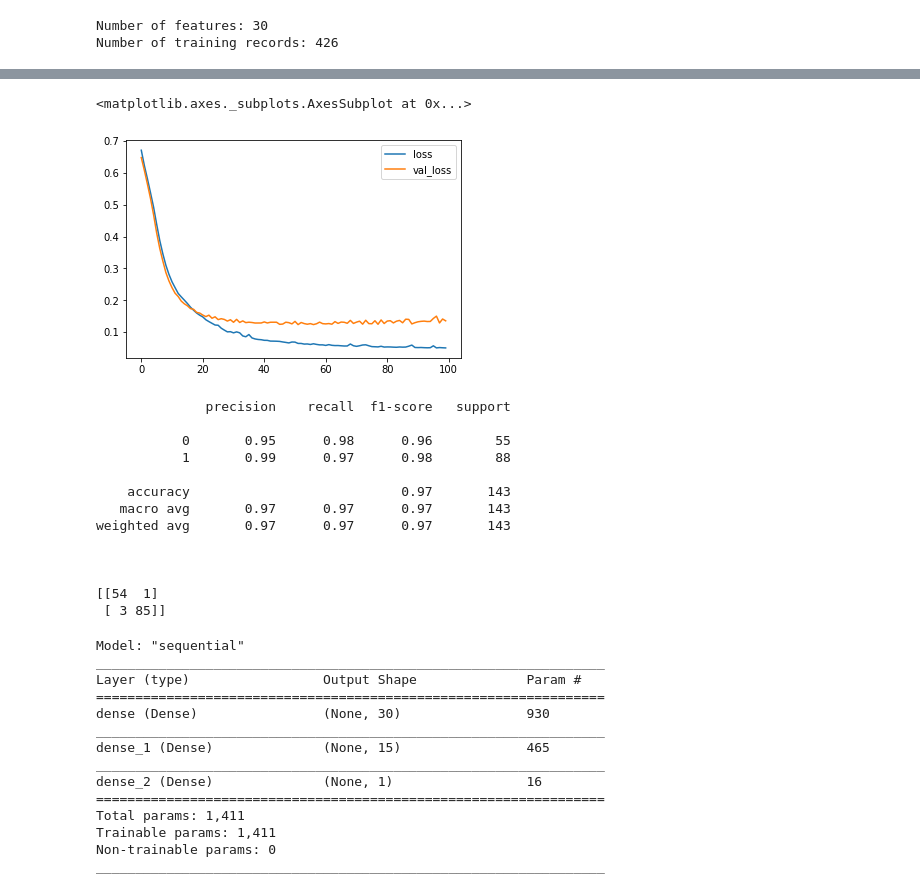
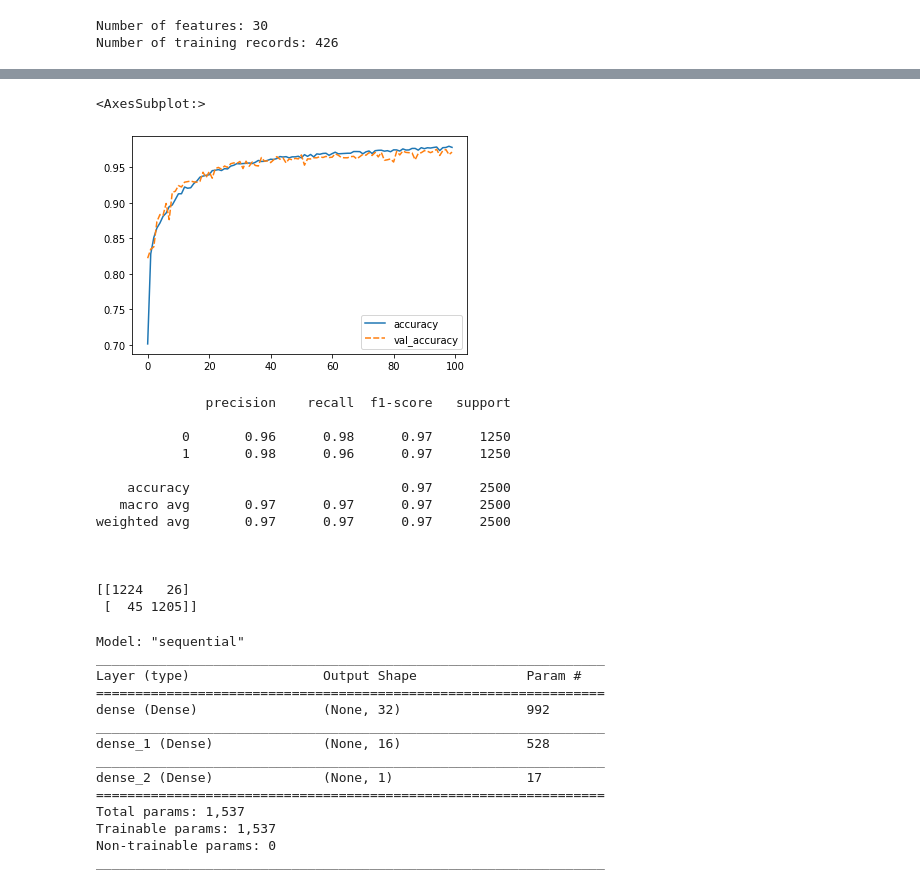
Before and after one commit to suvrodeep/Playing-with-Neural-Networks, a Jupyter notebook: test_classification.ipynb, the cells around one changed output, grey strips where cells are left out. Saved outputs shown, nothing was run; the diff lists cells and outputs as text; code cells hidden in the pictures.

Commit message:
Restructured to train on GPU

```diff
--- a/test_classification.ipynb
+++ b/test_classification.ipynb
@@ -126,6 +127,10 @@ print("Number of training records: {}".format(len(X_train)))
 # %% [output]
 Number of features: 30
 Number of training records: 426
+# %%
+# Synthetic data
+X, y = datasets.make_classification(n_samples=10000, n_features=30, n_informative=25, n_classes=2)
+X_train, X_test, y_train, y_test = train_test_split(X, y, test_size=0.25, random_state=101)
 # %%
 # Normalizing input features
 scaler = MinMaxScaler()
@@ -151,11 +157,10 @@ backend.clear_session()
 model = Sequential()
 
 model.add(Input(shape=(30,)))
-model.add(layer=Dense(30, activation='relu'))
-model.add(layer=Dense(15, activation='relu'))
+model.add(layer=Dense(32, activation='relu'))
+model.add(layer=Dense(16, activation='relu'))
 model.add(layer=Dense(1, activation='sigmoid'))
 
-model.compile(optimizer='adam', loss='binary_crossentropy')
 model.summary()
 # %% [output]
 Model: "sequential"
@@ -174,6 +179,7 @@ Non-trainable params: 0
 _________________________________________________________________
 # %%
 # Fit the model
+model.compile(optimizer='adam', loss='binary_crossentropy', metrics='accuracy')
 model.fit(x=X_train, y=y_train, epochs=100, validation_data=(X_test, y_test), verbose=1)
 # %% [output]
 Epoch 1/100
@@ -196,26 +202,26 @@ Epoch 100/100
 <tensorflow.python.keras.callbacks.History at 0x...>
 # %%
-loss_df = pd.DataFrame(model.history.history)
-loss_df.plot()
+metrics = pd.DataFrame(model.history.history)
+sns.lineplot(data=metrics[['accuracy', 'val_accuracy']])
 # %% [output]
-<matplotlib.axes._subplots.AxesSubplot at 0x...>
+<AxesSubplot:>
-[figure, old version]
+[figure, new version]
 # %%
 predict(model=model, X_test=X_test, y_test=y_test)
 # %% [output]
               precision    recall  f1-score   support
 
-           0       0.95      0.98      0.96        55
-           1       0.99      0.97      0.98        88
+           0       0.96      0.98      0.97      1250
+           1       0.98      0.96      0.97      1250
 
-    accuracy                           0.97       143
-   macro avg       0.97      0.97      0.97       143
-weighted avg       0.97      0.97      0.97       143
+    accuracy                           0.97      2500
+   macro avg       0.97      0.97      0.97      2500
+weighted avg       0.97      0.97      0.97      2500
 
 
 
-[[54  1]
- [ 3 85]]
+[[1224   26]
+ [  45 1205]]
 # %%
 # Build model with early stopping callback
 # Define model
@@ -226,25 +232,24 @@ early_stop = EarlyStopping(monitor='val_loss', mode='min', patience=10)
 model = Sequential()
 
 model.add(Input(shape=(30,)))
-model.add(layer=Dense(30, activation='relu'))
-model.add(layer=Dense(15, activation='relu'))
+model.add(layer=Dense(32, activation='relu'))
+model.add(layer=Dense(16, activation='relu'))
 model.add(layer=Dense(1, activation='sigmoid'))
 
-model.compile(optimizer='adam', loss='binary_crossentropy')
 model.summary()
 # %% [output]
 Model: "sequential"
 _________________________________________________________________
 Layer (type)                 Output Shape              Param #
 =================================================================
-dense (Dense)                (None, 30)                930
+dense (Dense)                (None, 32)                992
 _________________________________________________________________
-dense_1 (Dense)              (None, 15)                465
+dense_1 (Dense)              (None, 16)                528
 _________________________________________________________________
-dense_2 (Dense)              (None, 1)                 16
+dense_2 (Dense)              (None, 1)                 17
 =================================================================
-Total params: 1,411
-Trainable params: 1,411
+Total params: 1,537
+Trainable params: 1,537
 Non-trainable params: 0
 _________________________________________________________________
 # %%
```
Also changed, not shown: parts of 20 cells of this notebook, 2 other files.
